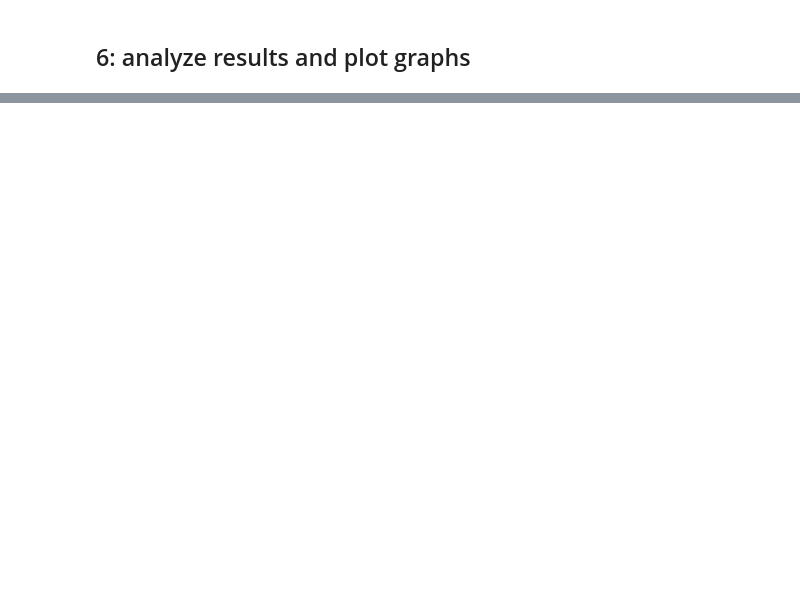
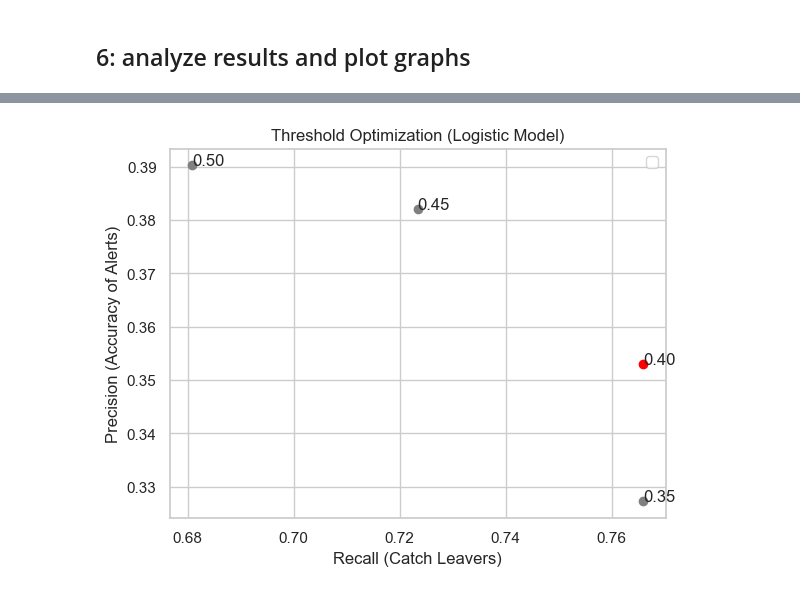
Before and after one commit to Andrew-Hany/employee-attrition-decision-system, a Jupyter notebook: attrition_model.ipynb, the cells around one changed output, grey strips where cells are left out. Saved outputs shown, nothing was run; the diff lists cells and outputs as text; code cells hidden in the pictures; blank space fills up the shorter version.

```diff
--- a/attrition_model.ipynb
+++ b/attrition_model.ipynb
@@ -346,0 +362,42 @@ Name: count, dtype: int64
+# %%
+import matplotlib.pyplot as plt
+
+# Filter Logistic + SMOTE
+subset = df[(df["Model"] == "Logistic") & (df["SMOTE"] == True)]
+
+plt.figure()
+
+for _, row in subset.iterrows():
+    # Highlight chosen threshold
+    if row["Threshold"] == 0.40:
+        plt.scatter(
+            row["Recall_Leave"],
+            row["Precision_Leave"],
+            color="red",
+
+        )
+    else:
+        plt.scatter(
+            row["Recall_Leave"],
+            row["Precision_Leave"],
+            color="grey",
+
+        )
+
+    # Annotate thresholds
+    plt.text(
+        row["Recall_Leave"],
+        row["Precision_Leave"],
+        f"{row['Threshold']:.2f}"
+    )
+
+plt.xlabel("Recall (Catch Leavers)")
+plt.ylabel("Precision (Accuracy of Alerts)")
+plt.title("Threshold Optimization (Logistic Model)")
+
+plt.legend()
+plt.grid(True)
+
+plt.show()
+# %% [output]
+[figure, added]
```
Also changed, not shown: parts of 5 cells of this notebook.
